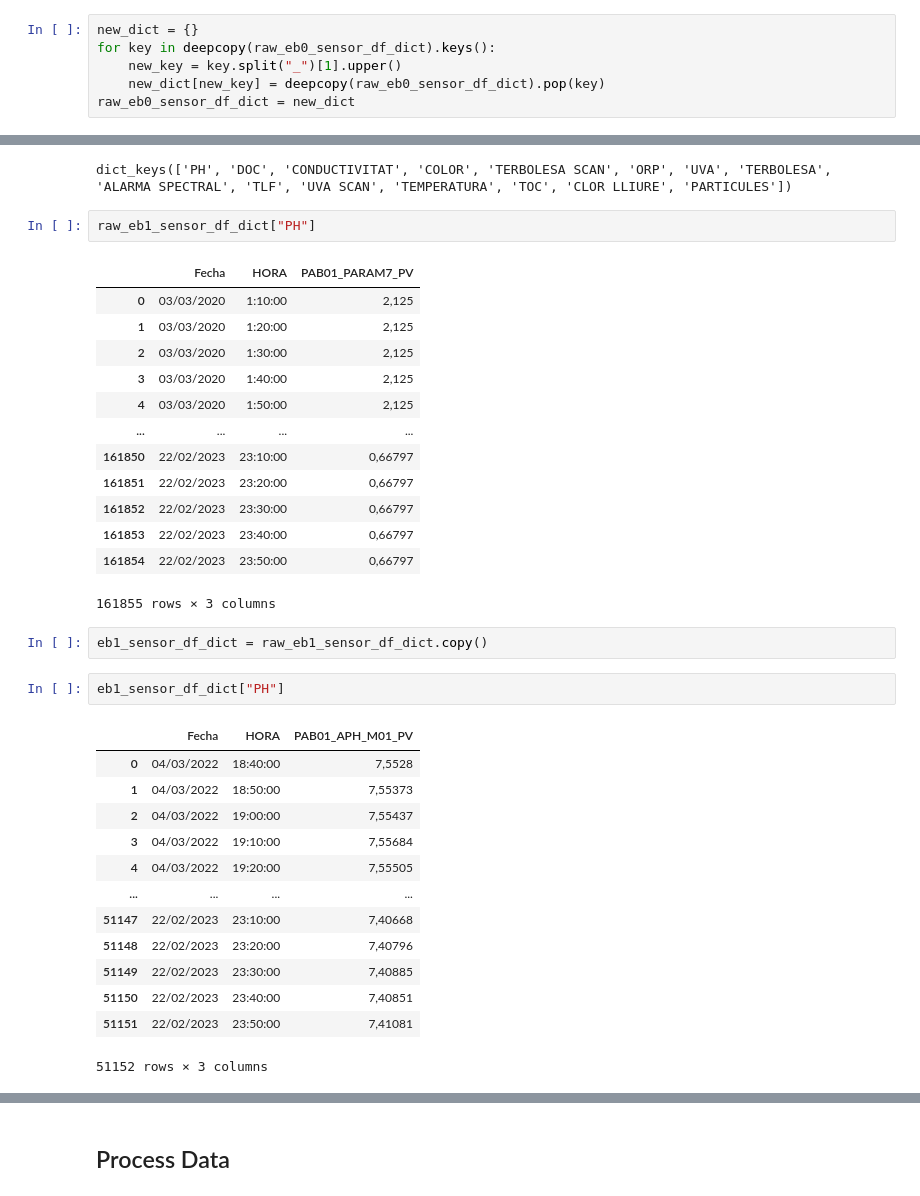
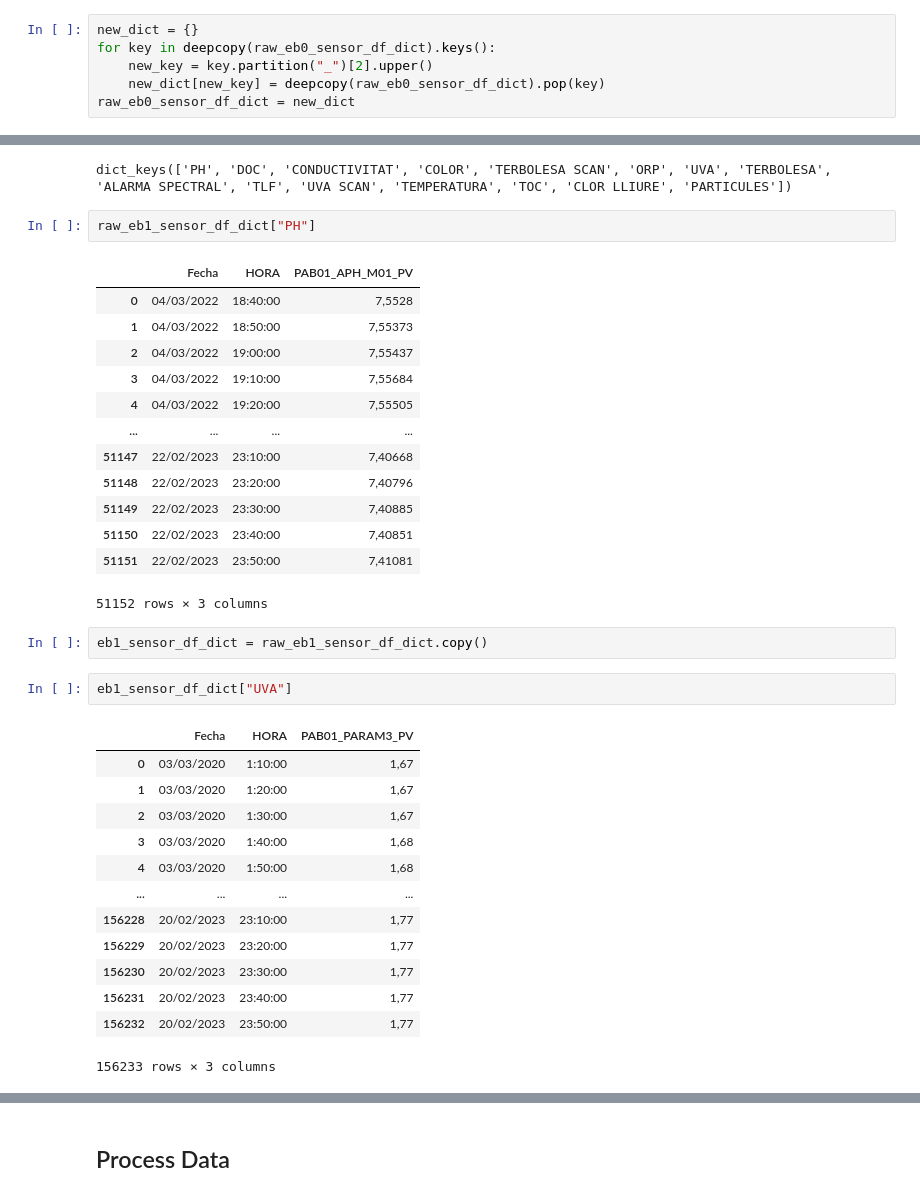
Before and after one commit to MassimilianoArca/SafeCREW, a Jupyter notebook: safecrew/tarragona/safecrew_tarragona.ipynb, the cells around one changed output, grey strips where cells are left out. Cells and saved outputs as stored; diff of their text form.

```diff
--- a/safecrew/tarragona/safecrew_tarragona.ipynb
+++ b/safecrew/tarragona/safecrew_tarragona.ipynb
@@ -156,7 +196,7 @@ raw_eb0_sensor_df_dict = load_data_from_folder(eb0_sensor_path)
 # %%
 new_dict = {}
 for key in deepcopy(raw_eb0_sensor_df_dict).keys():
-    new_key = key.split("_")[1].upper()
+    new_key = key.partition("_")[2].upper()
     new_dict[new_key] = deepcopy(raw_eb0_sensor_df_dict).pop(key)
 raw_eb0_sensor_df_dict = new_dict
 # %%
@@ -202,34 +242,34 @@ dict_keys(['PH', 'DOC', 'CONDUCTIVITAT', 'COLOR', 'TERBOLESA SCAN', 'ORP', 'UVA'
 # %%
 raw_eb1_sensor_df_dict["PH"]
 # %% [output]
-|  | Fecha | HORA | PAB01_PARAM7_PV |
-| 0 | 03/03/2020 | 1:10:00 | 2,125 |
-| 1 | 03/03/2020 | 1:20:00 | 2,125 |
-| 2 | 03/03/2020 | 1:30:00 | 2,125 |
-| 3 | 03/03/2020 | 1:40:00 | 2,125 |
-| 4 | 03/03/2020 | 1:50:00 | 2,125 |
+|  | Fecha | HORA | PAB01_APH_M01_PV |
+| 0 | 04/03/2022 | 18:40:00 | 7,5528 |
+| 1 | 04/03/2022 | 18:50:00 | 7,55373 |
+| 2 | 04/03/2022 | 19:00:00 | 7,55437 |
+| 3 | 04/03/2022 | 19:10:00 | 7,55684 |
+| 4 | 04/03/2022 | 19:20:00 | 7,55505 |
 | ... | ... | ... | ... |
-| 161850 | 22/02/2023 | 23:10:00 | 0,66797 |
-| 161851 | 22/02/2023 | 23:20:00 | 0,66797 |
-| 161852 | 22/02/2023 | 23:30:00 | 0,66797 |
-| 161853 | 22/02/2023 | 23:40:00 | 0,66797 |
-| 161854 | 22/02/2023 | 23:50:00 | 0,66797 |
+| 51147 | 22/02/2023 | 23:10:00 | 7,40668 |
+| 51148 | 22/02/2023 | 23:20:00 | 7,40796 |
+| 51149 | 22/02/2023 | 23:30:00 | 7,40885 |
+| 51150 | 22/02/2023 | 23:40:00 | 7,40851 |
+| 51151 | 22/02/2023 | 23:50:00 | 7,41081 |
-161855 rows × 3 columns
+51152 rows × 3 columns
 # %%
 eb1_sensor_df_dict = raw_eb1_sensor_df_dict.copy()
 # %%
-eb1_sensor_df_dict["PH"]
+eb1_sensor_df_dict["UVA"]
 # %% [output]
-|  | Fecha | HORA | PAB01_APH_M01_PV |
-| 0 | 04/03/2022 | 18:40:00 | 7,5528 |
-| 1 | 04/03/2022 | 18:50:00 | 7,55373 |
-| 2 | 04/03/2022 | 19:00:00 | 7,55437 |
-| 3 | 04/03/2022 | 19:10:00 | 7,55684 |
-| 4 | 04/03/2022 | 19:20:00 | 7,55505 |
+|  | Fecha | HORA | PAB01_PARAM3_PV |
+| 0 | 03/03/2020 | 1:10:00 | 1,67 |
+| 1 | 03/03/2020 | 1:20:00 | 1,67 |
+| 2 | 03/03/2020 | 1:30:00 | 1,67 |
+| 3 | 03/03/2020 | 1:40:00 | 1,68 |
+| 4 | 03/03/2020 | 1:50:00 | 1,68 |
 | ... | ... | ... | ... |
-| 51147 | 22/02/2023 | 23:10:00 | 7,40668 |
-| 51148 | 22/02/2023 | 23:20:00 | 7,40796 |
-| 51149 | 22/02/2023 | 23:30:00 | 7,40885 |
-| 51150 | 22/02/2023 | 23:40:00 | 7,40851 |
-| 51151 | 22/02/2023 | 23:50:00 | 7,41081 |
+| 156228 | 20/02/2023 | 23:10:00 | 1,77 |
+| 156229 | 20/02/2023 | 23:20:00 | 1,77 |
+| 156230 | 20/02/2023 | 23:30:00 | 1,77 |
+| 156231 | 20/02/2023 | 23:40:00 | 1,77 |
+| 156232 | 20/02/2023 | 23:50:00 | 1,77 |
-51152 rows × 3 columns
+156233 rows × 3 columns
```
Also changed, not shown: parts of 6 cells of this notebook, 3 other files.
